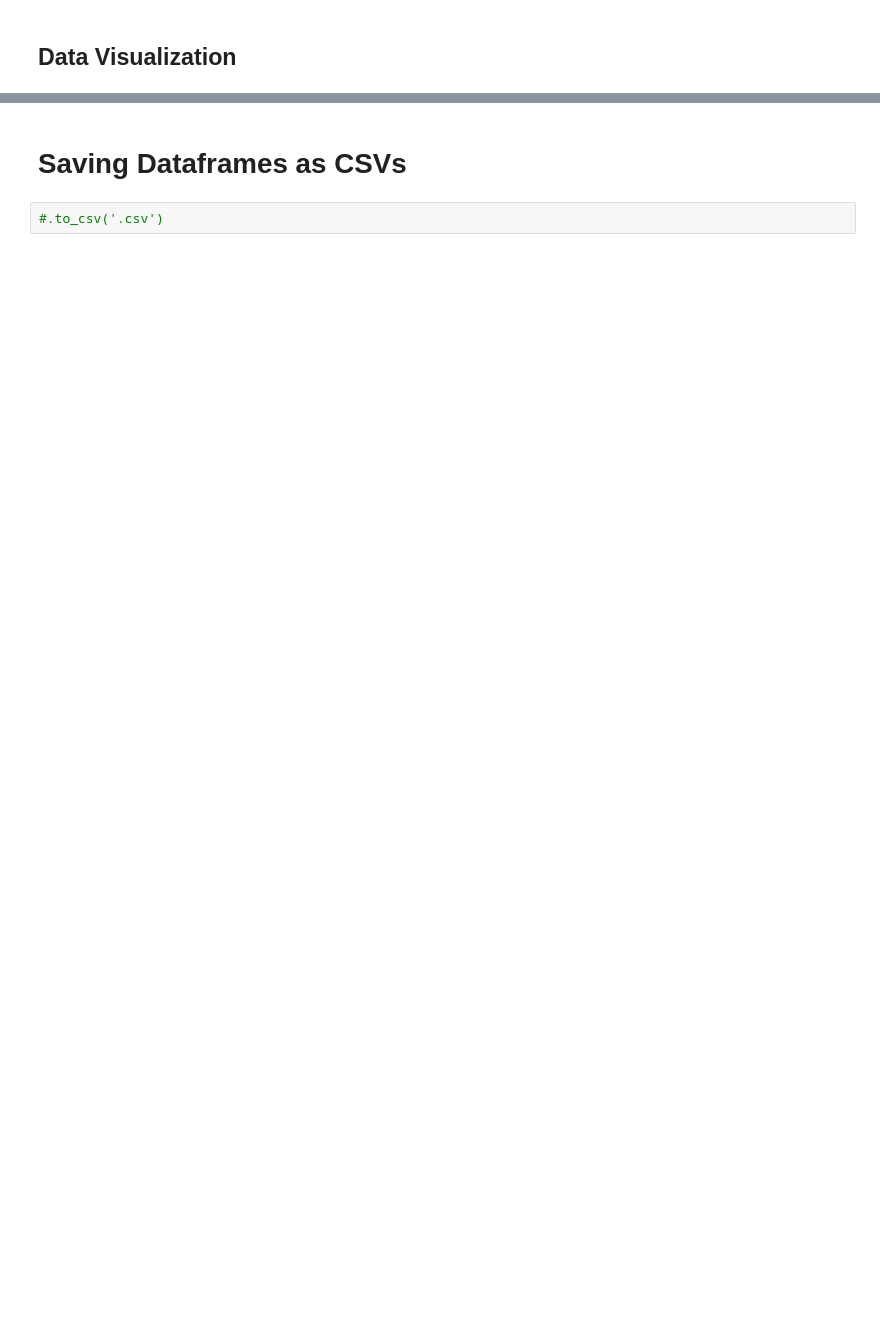
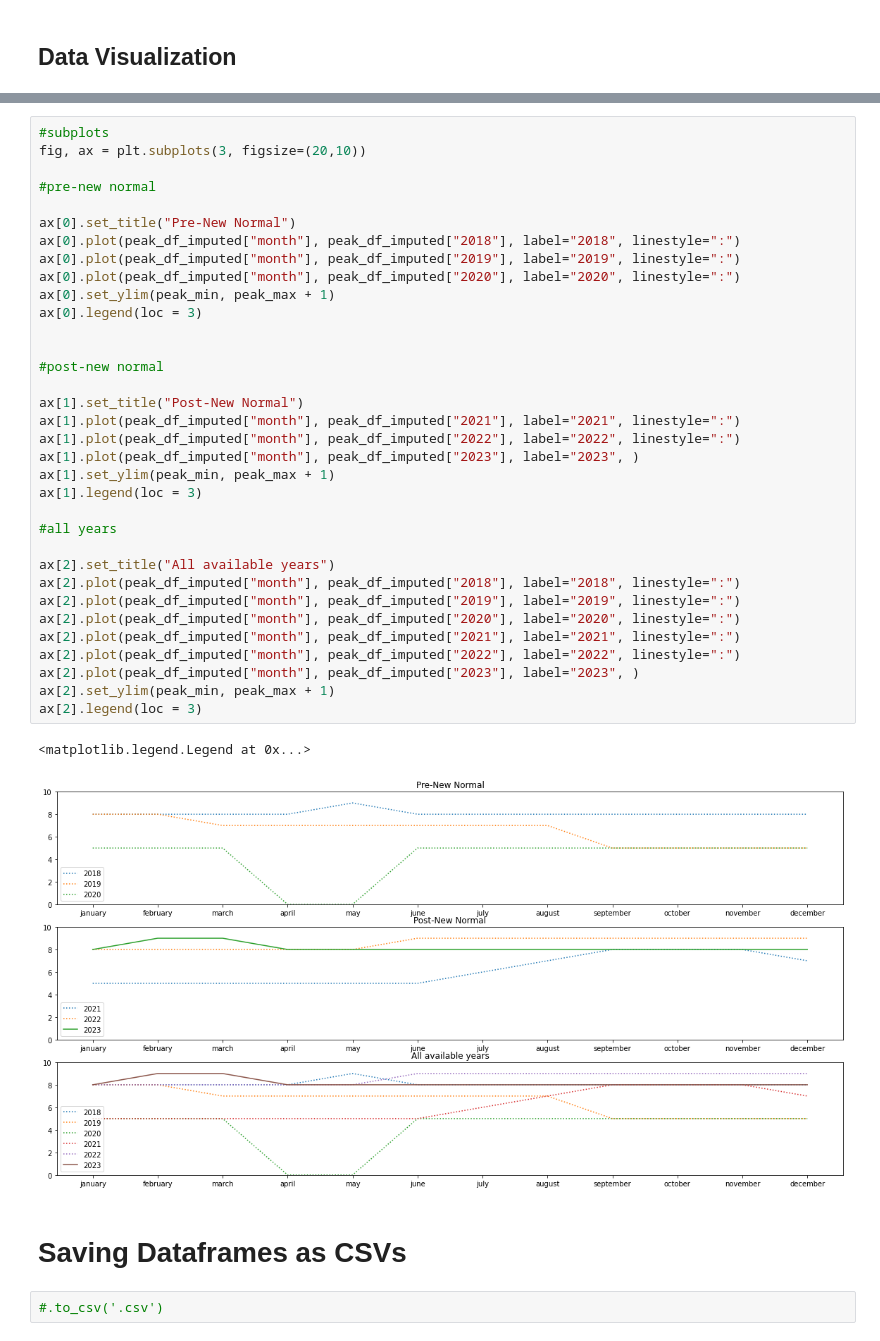
Before and after one commit to AGR-Yes/LRT-KPI, a Jupyter notebook: main.ipynb, the cells around one changed output, grey strips where cells are left out. Drawn from its saved outputs; the diff is of its cells as text; blank space fills up the shorter version.

```diff
--- a/main.ipynb
+++ b/main.ipynb
@@ -502,3 +579,40 @@ traffic_df_imputed
+# %%
+#subplots
+fig, ax = plt.subplots(3, figsize=(20,10))
+
+#pre-new normal
+
+ax[0].set_title("Pre-New Normal")
+ax[0].plot(peak_df_imputed["month"], peak_df_imputed["2018"], label="2018", linestyle=":")
+ax[0].plot(peak_df_imputed["month"], peak_df_imputed["2019"], label="2019", linestyle=":")
+ax[0].plot(peak_df_imputed["month"], peak_df_imputed["2020"], label="2020", linestyle=":")
+ax[0].set_ylim(peak_min, peak_max + 1)
+ax[0].legend(loc = 3)
+
+
+#post-new normal
+
+ax[1].set_title("Post-New Normal")
+ax[1].plot(peak_df_imputed["month"], peak_df_imputed["2021"], label="2021", linestyle=":")
+ax[1].plot(peak_df_imputed["month"], peak_df_imputed["2022"], label="2022", linestyle=":")
+ax[1].plot(peak_df_imputed["month"], peak_df_imputed["2023"], label="2023", )
+ax[1].set_ylim(peak_min, peak_max + 1)
+ax[1].legend(loc = 3)
+
+#all years
+
+ax[2].set_title("All available years")
+ax[2].plot(peak_df_imputed["month"], peak_df_imputed["2018"], label="2018", linestyle=":")
+ax[2].plot(peak_df_imputed["month"], peak_df_imputed["2019"], label="2019", linestyle=":")
+ax[2].plot(peak_df_imputed["month"], peak_df_imputed["2020"], label="2020", linestyle=":")
+ax[2].plot(peak_df_imputed["month"], peak_df_imputed["2021"], label="2021", linestyle=":")
+ax[2].plot(peak_df_imputed["month"], peak_df_imputed["2022"], label="2022", linestyle=":")
+ax[2].plot(peak_df_imputed["month"], peak_df_imputed["2023"], label="2023", )
+ax[2].set_ylim(peak_min, peak_max + 1)
+ax[2].legend(loc = 3)
+# %% [output]
+<matplotlib.legend.Legend at 0x...>
+[figure, added]
 # %% [markdown]
 # **Saving Dataframes as CSVs**
 # %%
```
Also changed, not shown: parts of 5 cells of this notebook.
